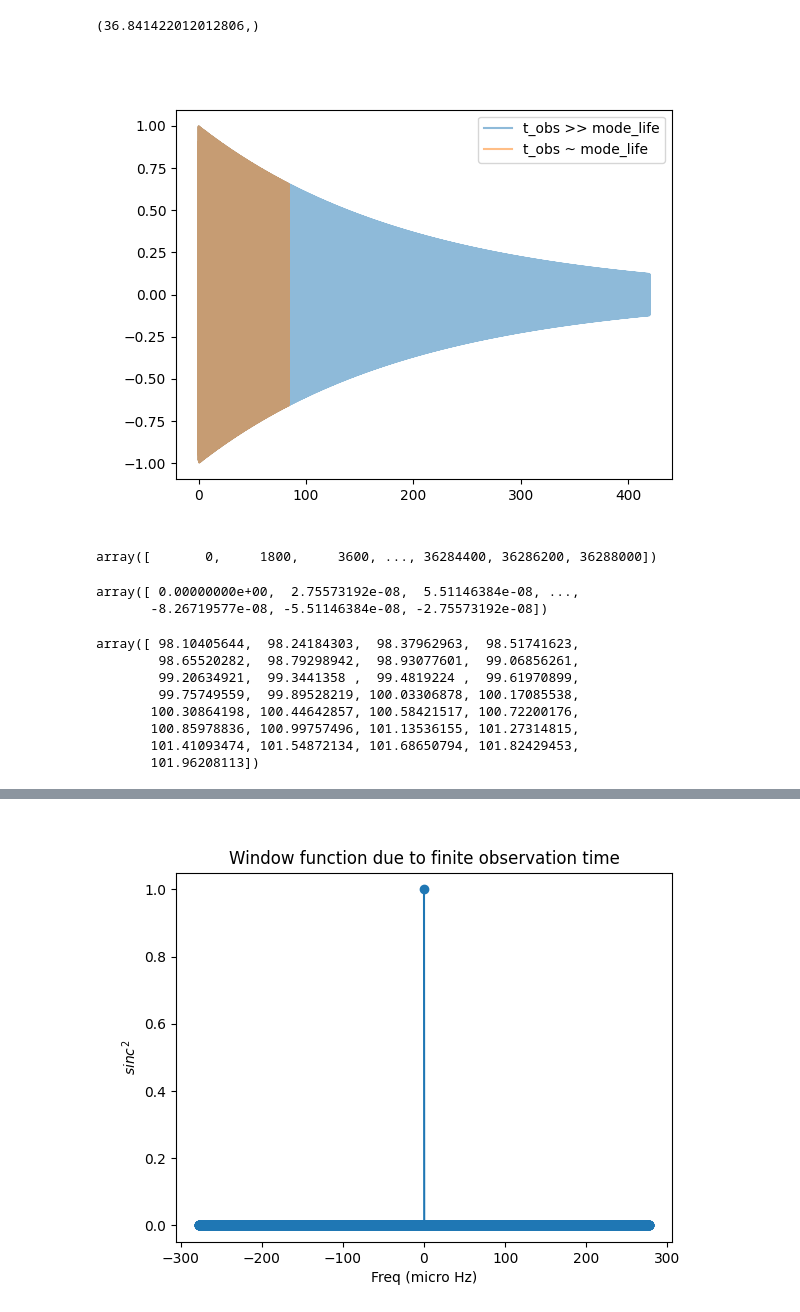
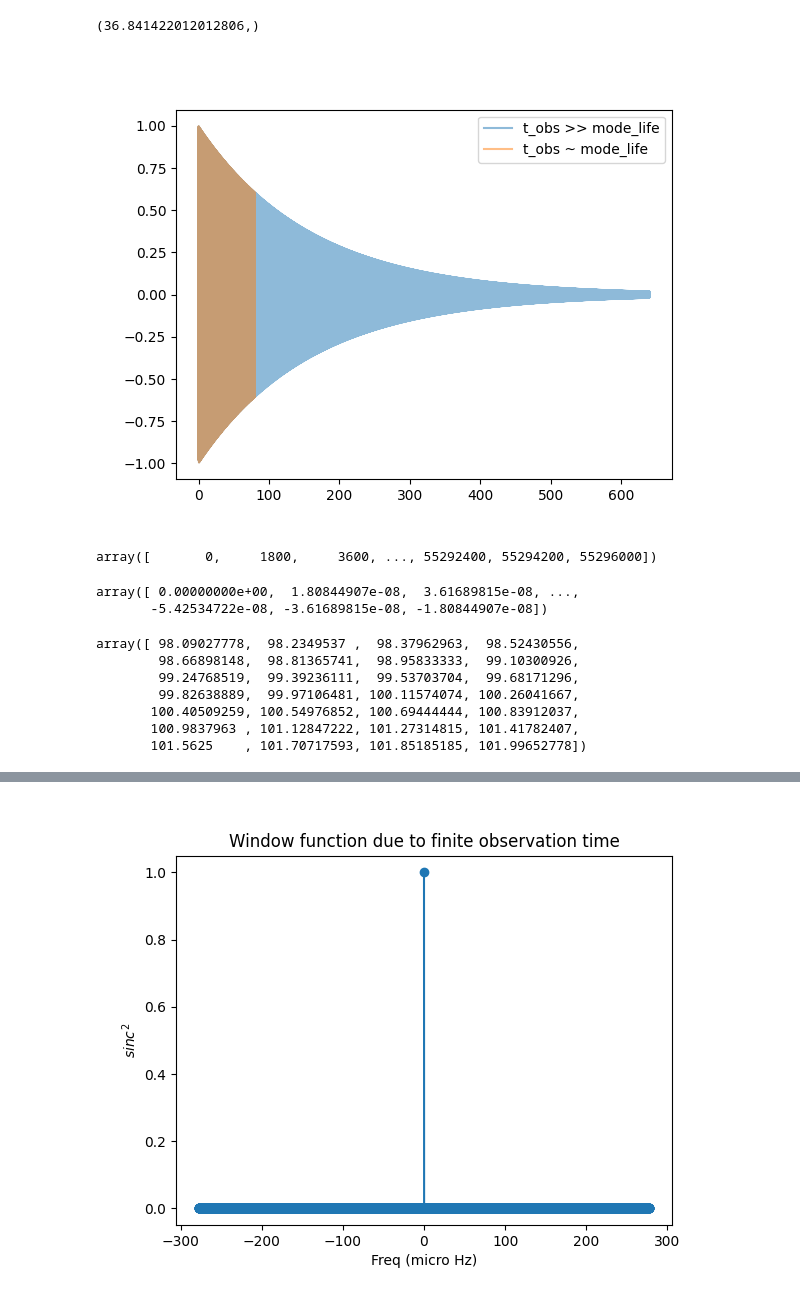
Before and after one commit to ghanghasnipun/damped-harmonic-oscillator, a Jupyter notebook: window_function_ft.ipynb, the cells around one changed output, grey strips where cells are left out. Cells and saved outputs as stored; diff of their text form; code cells hidden in the pictures.

```diff
--- a/window_function_ft.ipynb
+++ b/window_function_ft.ipynb
@@ -55,47 +55,47 @@ print(exp_decay(np.array([0,0.2,0.202]),tau=100))
 # %% [output]
 (36.841422012012806,)
 # %%
-t_obs2 = 84*24*60*60
-t_obs = 5*t_obs2    #365*24*60*60
+t_obs2 = 80*24*60*60
+samp_factor = 8
+t_obs = samp_factor*t_obs2    #365*24*60*60
 del_obs = 30*60
 t_samp = np.arange(0,t_obs+del_obs,del_obs)
 t_samp2 = np.arange(0,t_obs2+del_obs,del_obs)
 
-life_samp = 200*(24*60*60)
+life_samp = 160*(24*60*60)
 signal = exp_decay(t_samp,tau=life_samp)
 signal2 = exp_decay(t_samp2,tau=life_samp)
 plt.figure()
 plt.plot(t_samp/(60*60*24),signal,alpha=0.5,label='t_obs >> mode_life')
 plt.plot(t_samp2/(60*60*24),signal2,alpha=0.5,label='t_obs ~ mode_life')
 plt.legend()
 plt.show()
 # %% [output]
-[figure, old version]
+[figure, new version]
 # %%
 t_samp
 # %% [output]
-array([       0,     1800,     3600, ..., 36284400, 36286200, 36288000])
+array([       0,     1800,     3600, ..., 55292400, 55294200, 55296000])
 # %%
 signal_fft = scipy.fft.fft(signal)
 signal_freq = scipy.fft.fftfreq(len(signal),t_samp[-1]/t_samp.shape[0])
 signal_freq
 # %% [output]
-array([ 0.00000000e+00,  2.75573192e-08,  5.51146384e-08, ...,
-       -8.26719577e-08, -5.51146384e-08, -2.75573192e-08])
+array([ 0.00000000e+00,  1.80844907e-08,  3.61689815e-08, ...,
+       -5.42534722e-08, -3.61689815e-08, -1.80844907e-08])
 # %%
 signal2_fft = scipy.fft.fft(signal2)
 signal_freq2 = scipy.fft.fftfreq(len(signal2),t_samp2[-1]/t_samp2.shape[0])
 # %%
 1e6*signal_freq2[(signal_freq2>98/1e6)&(signal_freq2<102/1e6)]
 # %% [output]
-array([ 98.10405644,  98.24184303,  98.37962963,  98.51741623,
-        98.65520282,  98.79298942,  98.93077601,  99.06856261,
-        99.20634921,  99.3441358 ,  99.4819224 ,  99.61970899,
-        99.75749559,  99.89528219, 100.03306878, 100.17085538,
-       100.30864198, 100.44642857, 100.58421517, 100.72200176,
-       100.85978836, 100.99757496, 101.13536155, 101.27314815,
-       101.41093474, 101.54872134, 101.68650794, 101.82429453,
-       101.96208113])
+array([ 98.09027778,  98.2349537 ,  98.37962963,  98.52430556,
+        98.66898148,  98.81365741,  98.95833333,  99.10300926,
+        99.24768519,  99.39236111,  99.53703704,  99.68171296,
+        99.82638889,  99.97106481, 100.11574074, 100.26041667,
+       100.40509259, 100.54976852, 100.69444444, 100.83912037,
+       100.9837963 , 101.12847222, 101.27314815, 101.41782407,
+       101.5625    , 101.70717593, 101.85185185, 101.99652778])
 # %%
 psd = (np.abs(signal_fft)**2)/len(signal)
 psd2 = (np.abs(signal2_fft)**2)/len(signal2)
```
Also changed, not shown: parts of 11 cells of this notebook.
